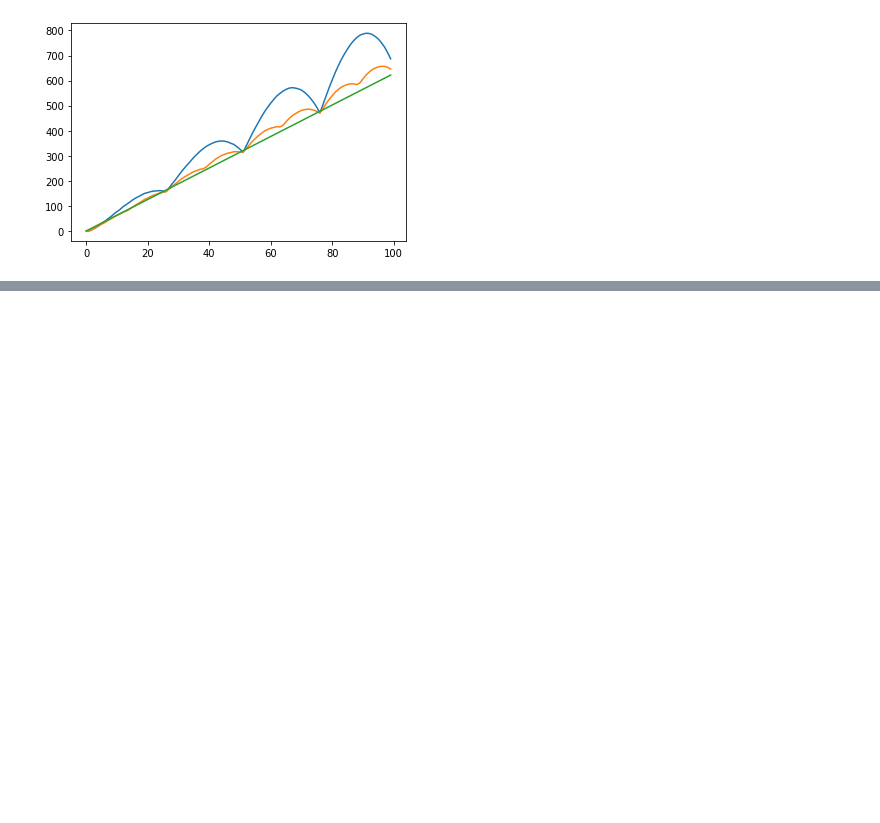
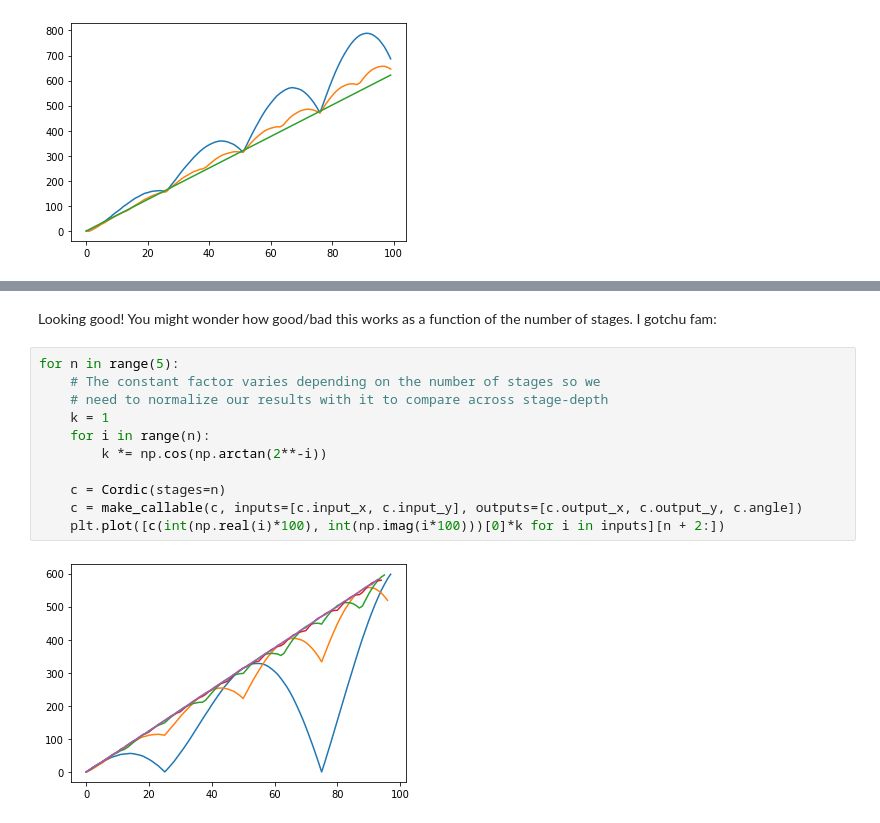
Before and after one commit to newhouseb/alldigitalradio, a Jupyter notebook: research/Trigonometry.ipynb, the cells around one changed output, grey strips where cells are left out. Saved outputs shown, nothing was run; the diff lists cells and outputs as text; blank space fills up the shorter version.

```diff
--- a/research/Trigonometry.ipynb
+++ b/research/Trigonometry.ipynb
@@ -175,0 +165,15 @@ cordic(30, 60)
+# %% [markdown]
+Looking good! You might wonder how good/bad this works as a function of the number of stages. I gotchu fam:
+# %%
+for n in range(5):
+    # The constant factor varies depending on the number of stages so we
+    # need to normalize our results with it to compare across stage-depth
+    k = 1
+    for i in range(n):
+        k *= np.cos(np.arctan(2**-i))
+
+    c = Cordic(stages=n)
+    c = make_callable(c, inputs=[c.input_x, c.input_y], outputs=[c.output_x, c.output_y, c.angle])
+    plt.plot([c(int(np.real(i)*100), int(np.imag(i*100)))[0]*k for i in inputs][n + 2:])
+# %% [output]
+[figure, added]
```
Also changed, not shown: parts of 15 cells of this notebook, 1 other file.
